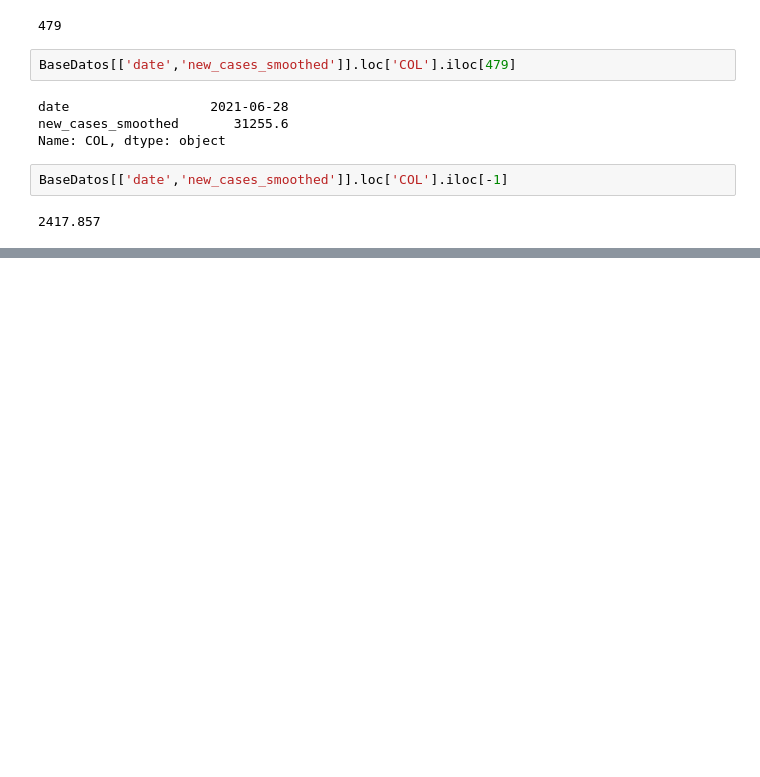
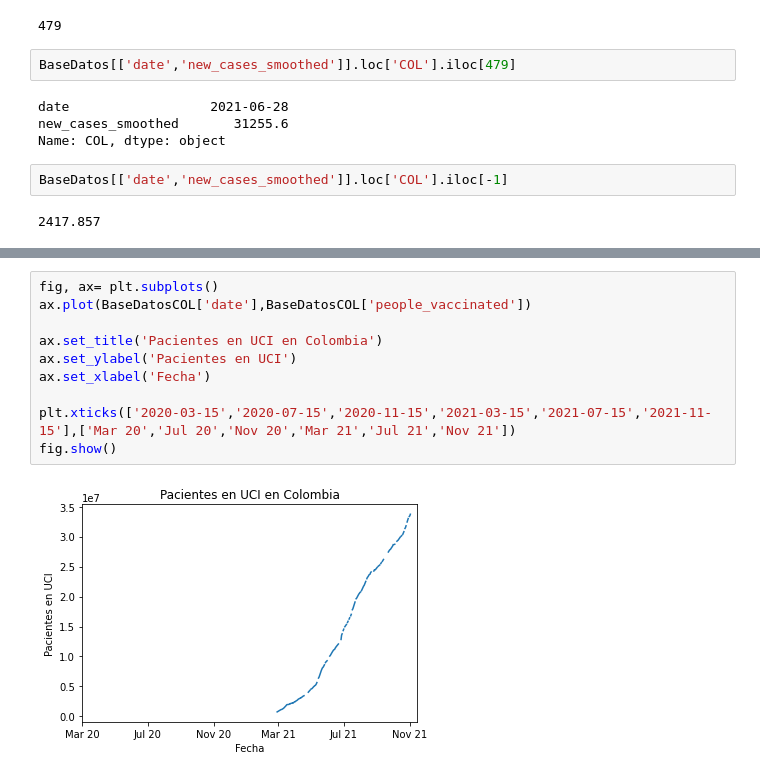
Before and after one commit to davidmorme/Universidad, a Jupyter notebook: Seminario Proyecto de Grado/Base_de_datos_Covid.ipynb, the cells around one changed output, grey strips where cells are left out. Saved outputs shown, nothing was run; the diff lists cells and outputs as text; blank space fills up the shorter version.

```diff
--- a/Seminario Proyecto de Grado/Base_de_datos_Covid.ipynb
+++ b/Seminario Proyecto de Grado/Base_de_datos_Covid.ipynb
@@ -1287,0 +1322,12 @@ BaseDatos[['date','new_cases_smoothed']].loc['COL'].iloc[-1]
+# %%
+fig, ax= plt.subplots()
+ax.plot(BaseDatosCOL['date'],BaseDatosCOL['people_vaccinated'])
+
+ax.set_title('Pacientes en UCI en Colombia')
+ax.set_ylabel('Pacientes en UCI')
+ax.set_xlabel('Fecha')
+
+plt.xticks(['2020-03-15','2020-07-15','2020-11-15','2021-03-15','2021-07-15','2021-11-15'],['Mar 20','Jul 20','Nov 20','Mar 21','Jul 21','Nov 21'])
+fig.show()
+# %% [output]
+[figure, added]
```
Also changed, not shown: parts of 10 cells of this notebook.
